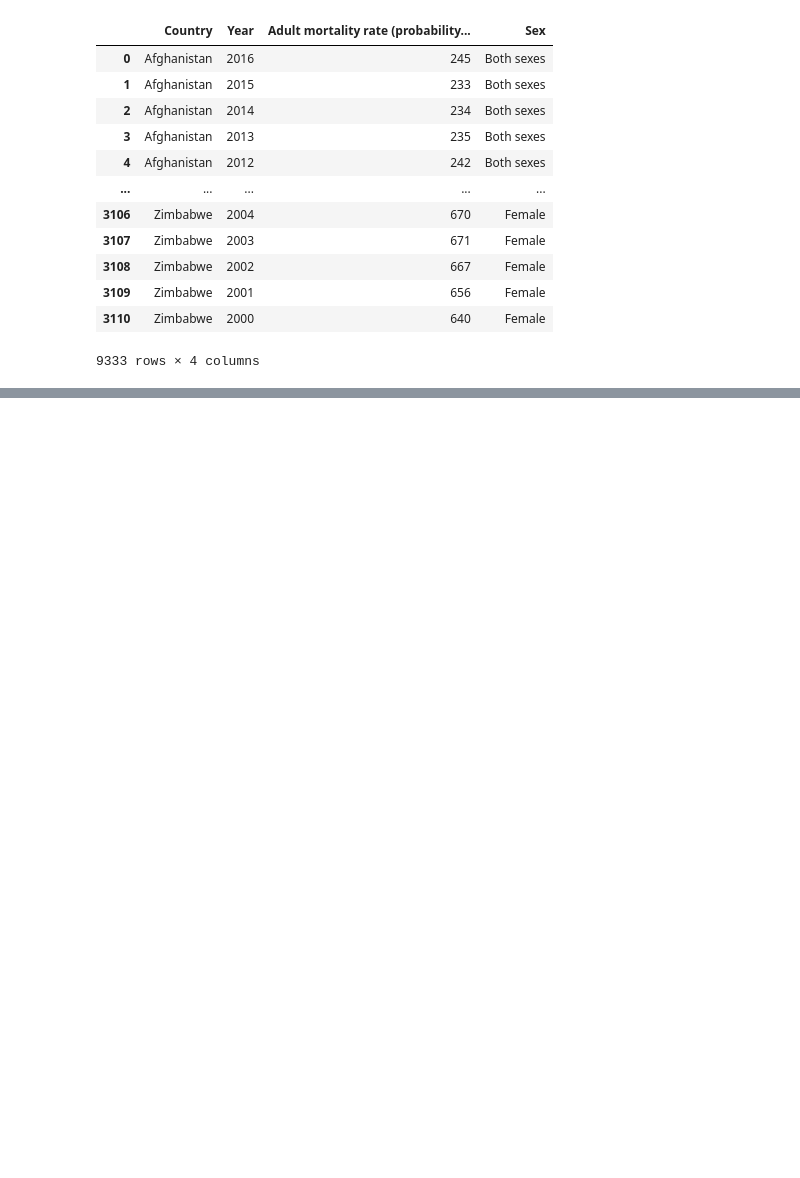
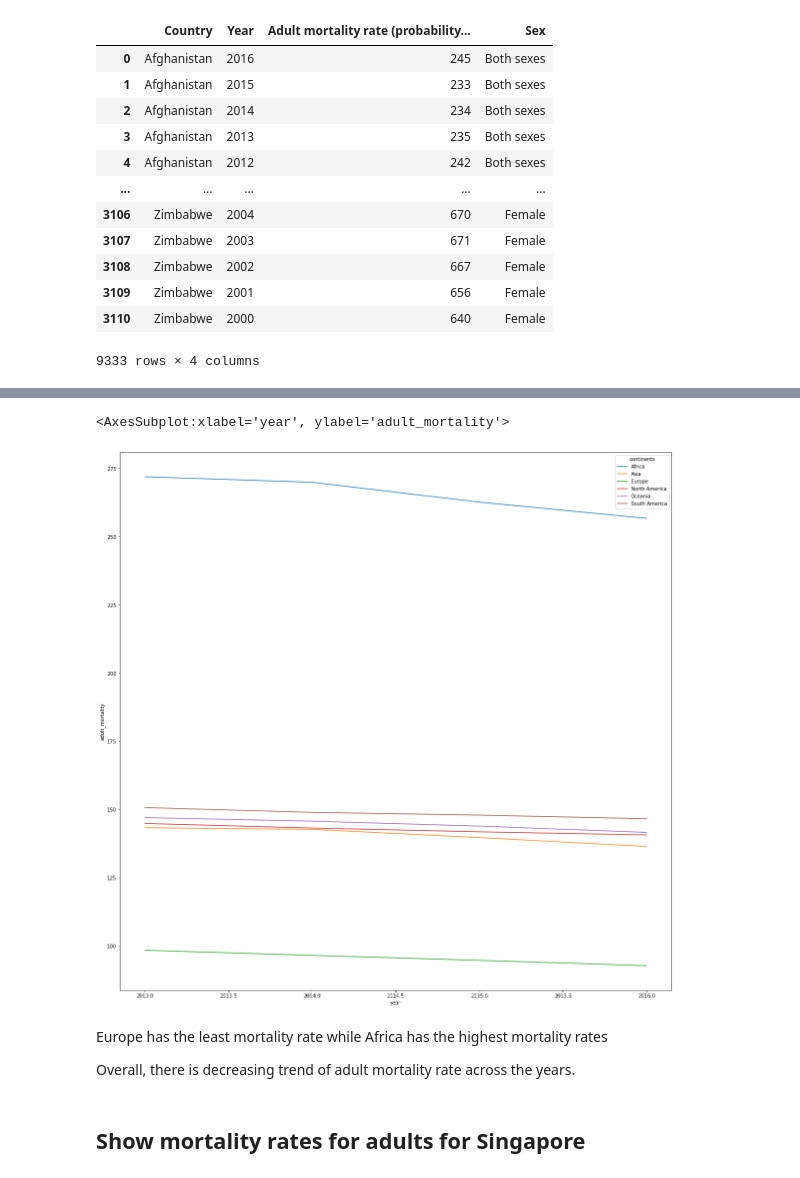
Before and after one commit to msamhz/Kaggle_WorldMortalityRates, a Jupyter notebook: code/1_EDA.ipynb, the cells around one changed output, grey strips where cells are left out. Saved outputs shown, nothing was run; the diff lists cells and outputs as text; code cells hidden in the pictures; blank space fills up the shorter version.

```diff
--- a/code/1_EDA.ipynb
+++ b/code/1_EDA.ipynb
@@ -437,0 +755,4 @@ No missing values
+# %%
+result = both_sex_df[['country','continents','year','adult_mortality']].groupby(['continents', 'year']).mean()
+# %%
+result = result.reset_index()
@@ -437,0 +779,12 @@ No missing values
+# %%
+plt.figure(figsize=(20,20))
+sns.lineplot(data = result, x = 'year', y = 'adult_mortality', hue = 'continents')
+# %% [output]
+<AxesSubplot:xlabel='year', ylabel='adult_mortality'>
+[figure, added]
+# %% [markdown]
+Europe has the least mortality rate while Africa has the highest mortality rates
+
+Overall, there is decreasing trend of adult mortality rate across the years.
+# %% [markdown]
+## Show mortality rates for adults for Singapore
```
Also changed, not shown: parts of 124 cells of this notebook, 1 other file.
